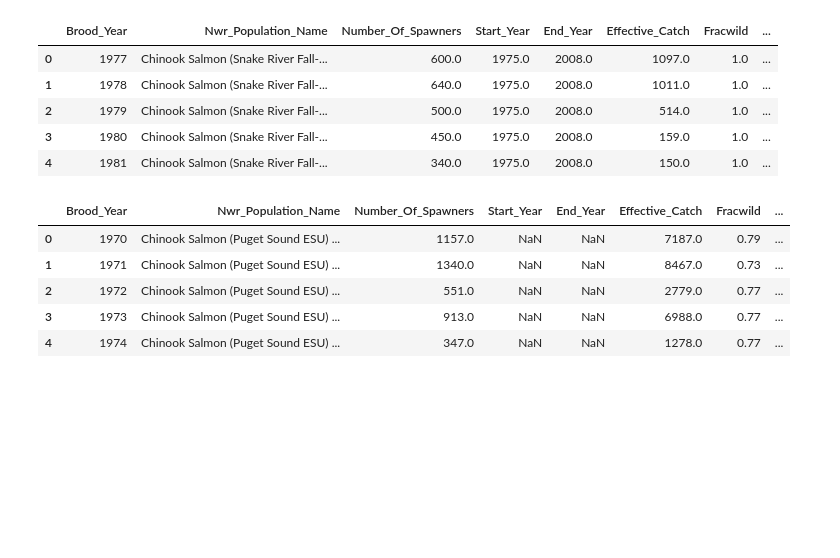
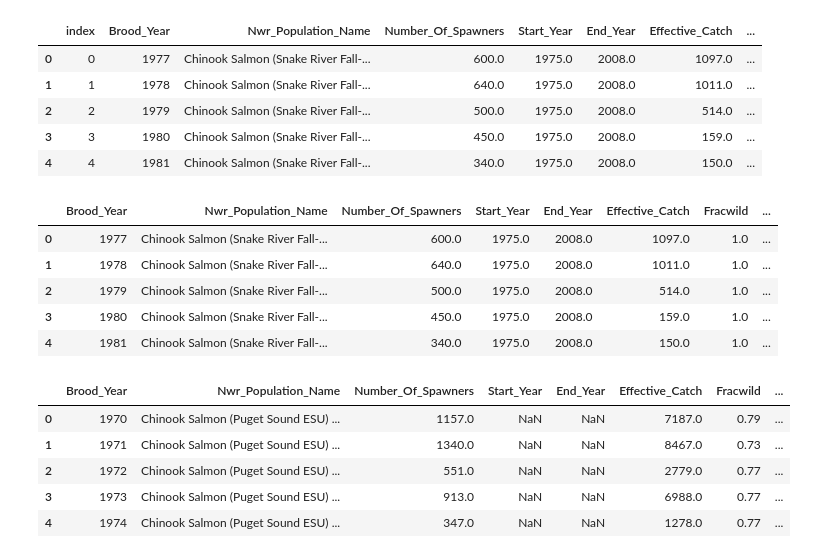
Before and after one commit to travorhouse12/Salmon_Analysis, a Jupyter notebook: salmon_ml_model.ipynb, the cells around one changed output. Drawn from its saved outputs; the diff is of its cells as text; code cells hidden in the pictures; blank space fills up the shorter version.

Commit message:
commit ml_preprocessed and ml_model nbs with link to postgres server

```diff
--- a/salmon_ml_model.ipynb
+++ b/salmon_ml_model.ipynb
@@ -12,4 +14,25 @@ from sklearn.metrics import mean_squared_error, r2_score
 # %%
 # pgAdmnin interface
+# create dbstring
+db_string = f"postgresql://salmonteam:Napapa1215$@salmonanalysis.cs4hgx1gpbbz.us-east-1.rds.amazonaws.com:5432/postgres"
+# %%
+# create engine
+engine = create_engine(db_string)
+# %%
+# connect table to notebook
+connection = engine.connect()
+
+# create dataframe
+
+df = pd.read_sql("SELECT * FROM preprocessed_salmon_data", connection)
+
+df.head()
+# %% [output]
+|  | index | Brood_Year | Nwr_Population_Name | Number_Of_Spawners | Start_Year | End_Year | Effective_Catch | ... |
+| 0 | 0 | 1977 | Chinook Salmon (Snake River Fall-... | 600.0 | 1975.0 | 2008.0 | 1097.0 | ... |
+| 1 | 1 | 1978 | Chinook Salmon (Snake River Fall-... | 640.0 | 1975.0 | 2008.0 | 1011.0 | ... |
+| 2 | 2 | 1979 | Chinook Salmon (Snake River Fall-... | 500.0 | 1975.0 | 2008.0 | 514.0 | ... |
+| 3 | 3 | 1980 | Chinook Salmon (Snake River Fall-... | 450.0 | 1975.0 | 2008.0 | 159.0 | ... |
+| 4 | 4 | 1981 | Chinook Salmon (Snake River Fall-... | 340.0 | 1975.0 | 2008.0 | 150.0 | ... |
 # %%
 # Pull in Data
```
Also changed, not shown: parts of 3 cells of this notebook, 3 other files.
